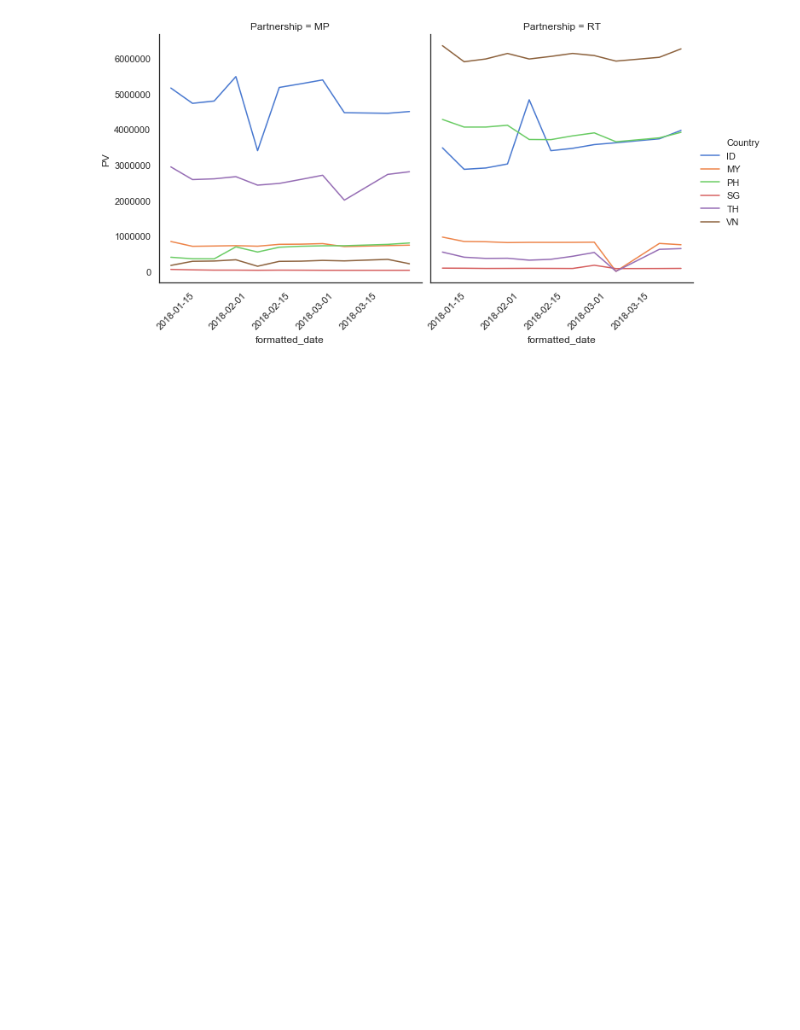
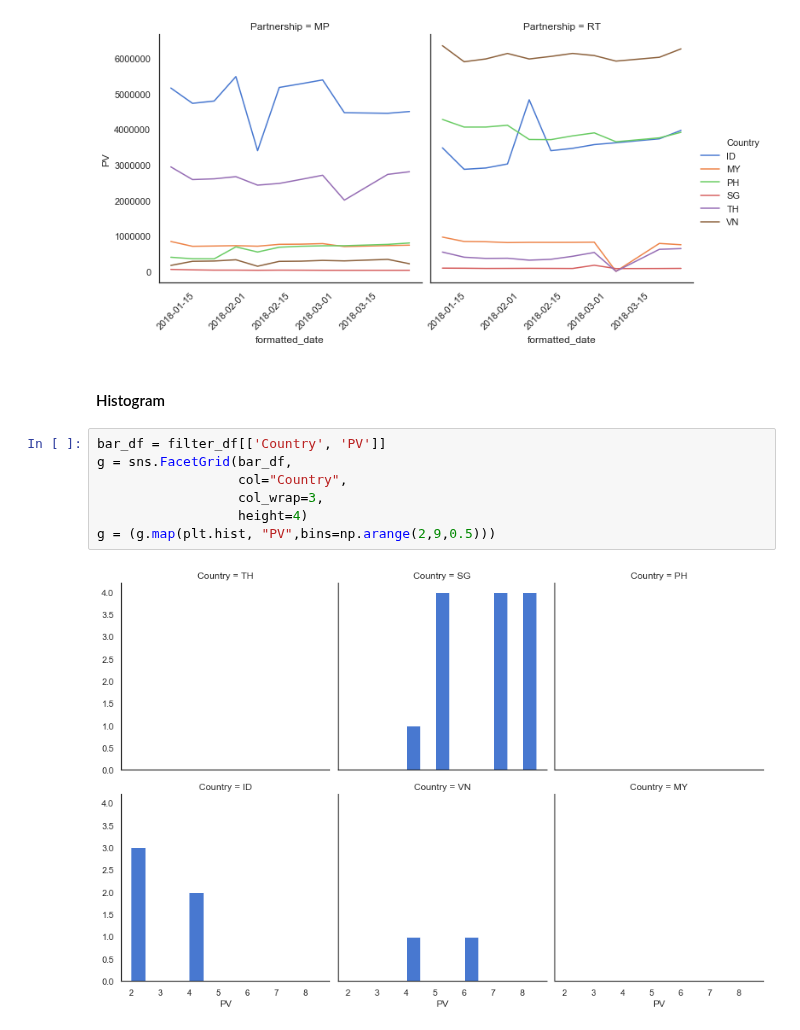
Before and after one commit to khzt2004/Python, a Jupyter notebook: Pandas_Notebook_Reference.ipynb, the cells around one changed output. Saved outputs shown, nothing was run; the diff lists cells and outputs as text; blank space fills up the shorter version.

```diff
--- a/Pandas_Notebook_Reference.ipynb
+++ b/Pandas_Notebook_Reference.ipynb
@@ -850,3 +852,14 @@ fig.set_xticklabels( rotation=45, ha='right')
 # %% [output]
 <seaborn.axisgrid.FacetGrid at 0x...>
 [figure]
+# %% [markdown]
+#### Histogram
+# %%
+bar_df = filter_df[['Country', 'PV']]
+g = sns.FacetGrid(bar_df,
+                  col="Country",
+                  col_wrap=3,
+                  height=4)
+g = (g.map(plt.hist, "PV",bins=np.arange(2,9,0.5)))
+# %% [output]
+[figure, added]
```
Also changed, not shown: parts of 5 cells of this notebook.
